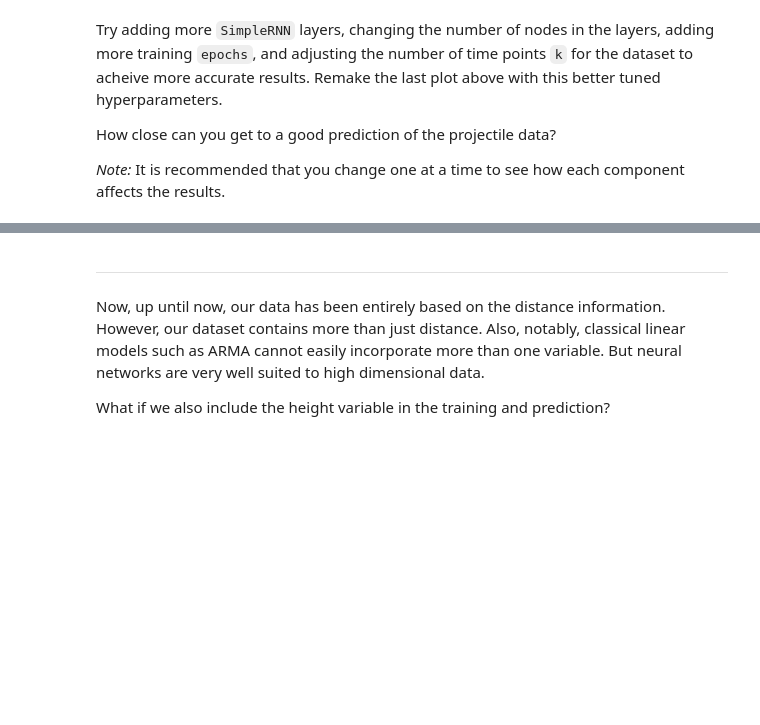
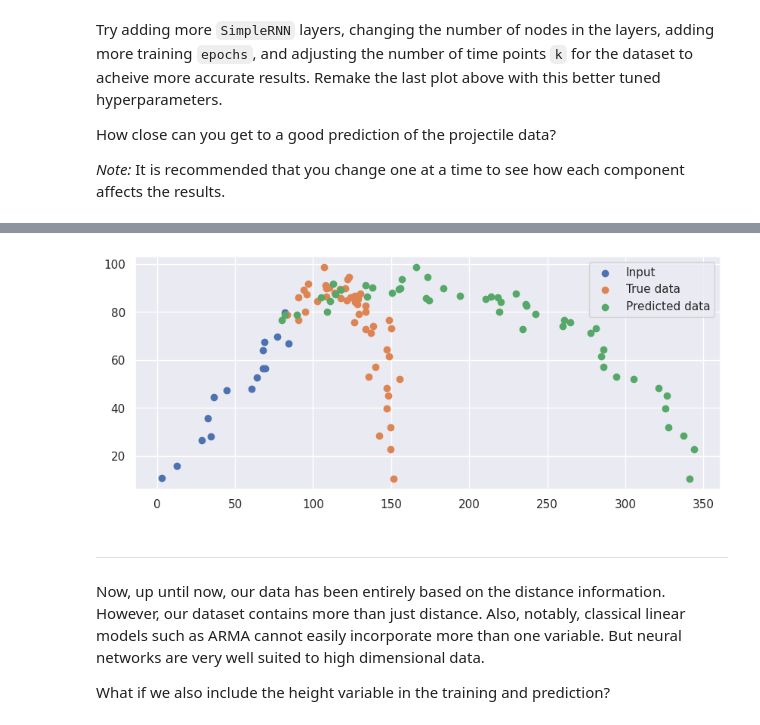
Before and after one commit to DhruvSharmaUIUC/PHYS450_MLP, a Jupyter notebook: _sources/homework/Homework_06.ipynb, the cells around one changed output, grey strips where cells are left out. Cells and saved outputs as stored; diff of their text form; code cells hidden in the pictures; blank space fills up the shorter version.

```diff
--- a/_sources/homework/Homework_06.ipynb
+++ b/_sources/homework/Homework_06.ipynb
@@ -247,3 +310,41 @@ raise NotImplementedError()
+# %%
+# Plot prediction and the true values
+data_distance = distance.iloc[17:]
+data_height = test_launch["Height (m)"].iloc[17:]
+
+# Run predictions through the model to get the next time step
+predictions = [distance_in[-1][i,0] for i in range(k)]
+for i in range(len(data_distance)):
+  # Get the k previous steps
+  i_input = np.array([predictions[-i] for i in range(k,0,-1)])
+  prediction = distance_model(i_input.reshape((1,k,1)))
+  # Convert single value matrix to just a number
+  predictions.append(np.array(prediction)[0][0])
+
+# Cut out first k predictions (that we actually already knew)
+predictions = np.array(predictions[k:])
+
+# Shift data and predictions
+shift_quarter_distance = quarter_distance+original_distance.iloc[1:17]
+shift_data_distance = data_distance+original_distance.iloc[17:]
+shift_predictions = [predictions[0]+original_distance.iloc[17]]
+for pred in predictions[1:]:
+  shift_predictions.append(pred + shift_predictions[-1])
+
+# Plot
+plt.close('all')
+plt.figure(figsize=(10,4))
+plt.scatter(shift_quarter_distance, quarter_height, label="Input")
+plt.scatter(shift_data_distance, data_height, label="True data")
+plt.scatter(shift_predictions, data_height, label="Predicted data")
+plt.legend()
+plt.show()
+
+#-----NOTE-----
+# I found it very hard to tweak these quantitites and get a better
+# result, most all the changes I tried decreased prediction quality
+# %% [output]
+[figure, added]
 # %% [markdown]
 ----
 
```
Also changed, not shown: parts of 16 cells of this notebook.
